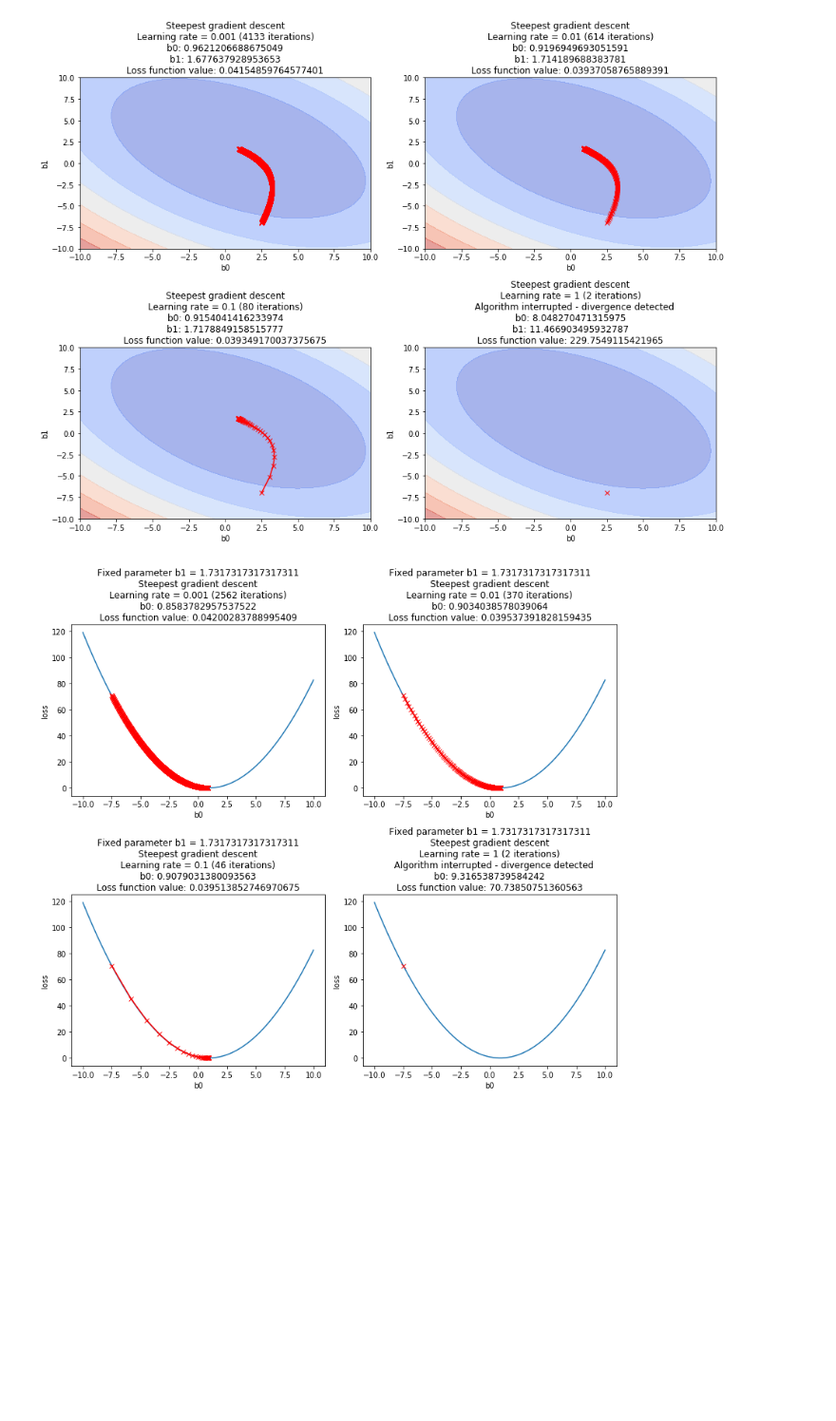
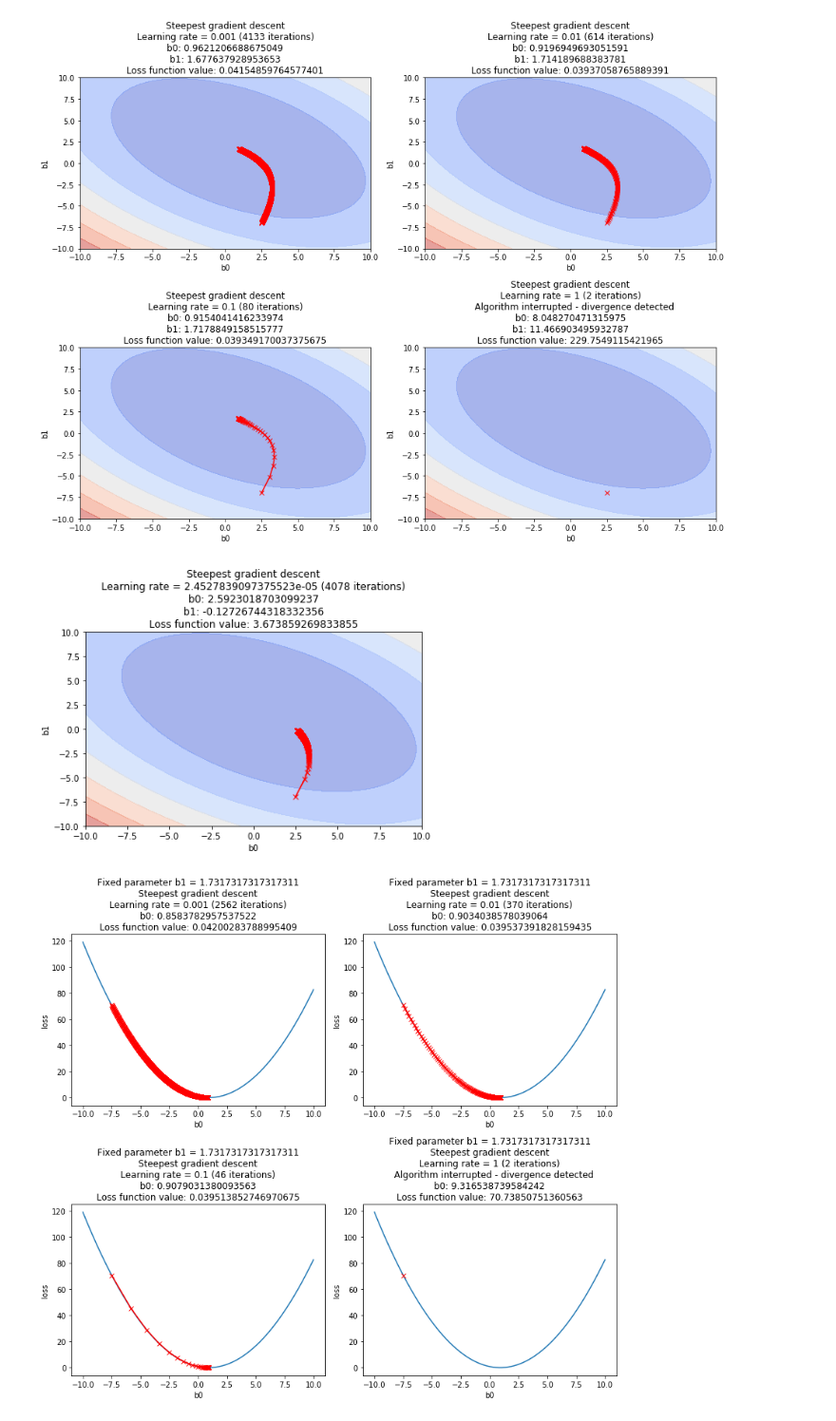
Before and after one commit to pablosuau/training, a Jupyter notebook: machine_learning/03_ml_theory/01_gradient_descent/01_loss_functions.ipynb, the cells around one changed output. Shown at 95% size. Drawn from its saved outputs; the diff is of its cells as text; code cells hidden in the pictures; blank space fills up the shorter version.

Commit message:
feat: learning rate annealing

```diff
--- a/machine_learning/03_ml_theory/01_gradient_descent/01_loss_functions.ipynb
+++ b/machine_learning/03_ml_theory/01_gradient_descent/01_loss_functions.ipynb
@@ -138,7 +138,8 @@ class AbstractLoss(ABC):
                                      initial_p1_index,
                                      initial_p2_index,
                                      learning_rates = [0.01],
-                                     stop_threshold = 0.0001):
+                                     stop_threshold = 0.0001,
+                                     annealing = False):
 
         if not type(learning_rates) == list:
             raise ValueError('Learning rates have to be provided in a list')
@@ -153,9 +154,12 @@ class AbstractLoss(ABC):
         for learning_rate in learning_rates:
             params_history = [[initial_p1_index + stop_threshold, initial_p2_index + stop_threshold]]
             current_params = [initial_p1_index, initial_p2_index]
+            learning_rate_0 = learning_rate # For annealing
 
             while np.sum(np.abs(np.array(current_params) - np.array(params_history[-1]))) > stop_threshold and \
                   np.all(np.array(current_params) - np.array(params_history[-1]) < DIVERGENCE_VALUE):
+                if annealing:
+                    learning_rate = learning_rate_0 / float(len(params_history))
                 params_history.append(current_params)
                 current_params = (np.array(current_params) - \
                                   learning_rate * np.array(self._calculate_gradient(self.x,
@@ -187,7 +191,13 @@ class AbstractLoss(ABC):
             else:
                 ax[r][c].axis('off')
 
-    def steepest_gradient_descend_1D(self, axis, index, initial_p_index, learning_rates = [0.01], stop_threshold = 0.0001):
+    def steepest_gradient_descend_1D(self,
+                                     axis,
+                                     index,
+                                     initial_p_index,
+                                     learning_rates = [0.01],
+                                     stop_threshold = 0.0001,
+                                     annealing = False):
         if not type(learning_rates) == list:
             raise ValueError('Learning rates have to be provided in a list')
 
@@ -211,10 +221,13 @@ class AbstractLoss(ABC):
         for learning_rate in learning_rates:
             current_param = initial_p_index
             param_history = [initial_p_index + 2 * stop_threshold]
+            learning_rate_0 = learning_rate # for annealing
 
             while math.fabs(current_param - param_history[-1]) > stop_threshold and \
                   current_param - param_history[-1] < DIVERGENCE_VALUE and \
                   (len(param_history) < 2 or current_param - param_history[-2] > stop_threshold):
+                if annealing:
+                    learning_rate = learning_rate_0 / float(len(param_history))
                 param_history.append(current_param)
                 current_param = current_param - \
                                 learning_rate * self._calculate_gradient(self.x,
@@ -463,6 +476,10 @@ Loss function value: 0.039520696360734214
 lrl.steepest_gradient_descend_2D(learning_rates = [0.001, 0.01, 0.1, 1], initial_p1_index = 2.5, initial_p2_index = -7)
 # %% [output]
 [figure]
+# %%
+lrl.steepest_gradient_descend_2D(learning_rates = [0.1], initial_p1_index = 2.5, initial_p2_index = -7, annealing = True)
+# %% [output]
+[figure, added]
 # %%
 lrl.steepest_gradient_descend_1D(0, 586, -7.5, learning_rates = [0.001, 0.01, 0.1, 1])
 # %% [output]
```
Also changed, not shown: parts of 5 cells of this notebook.
